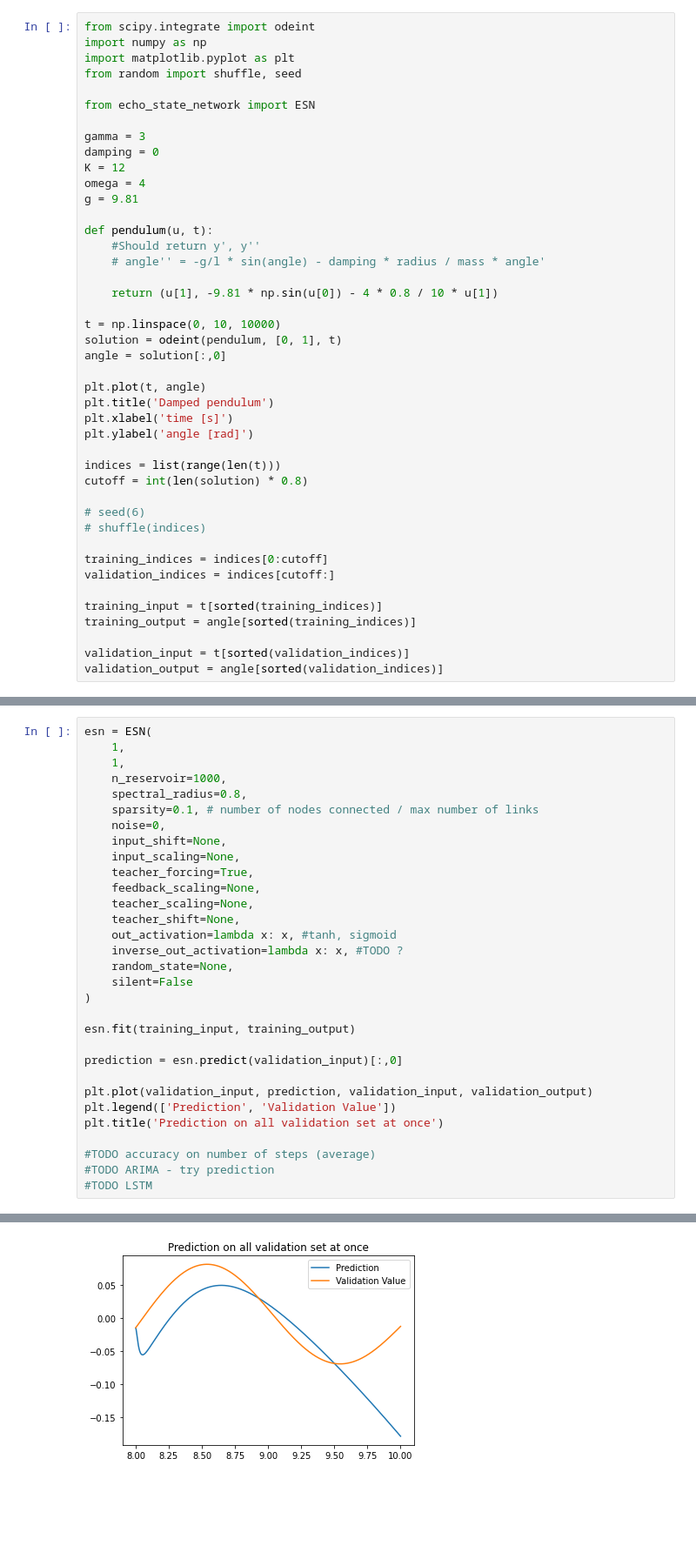
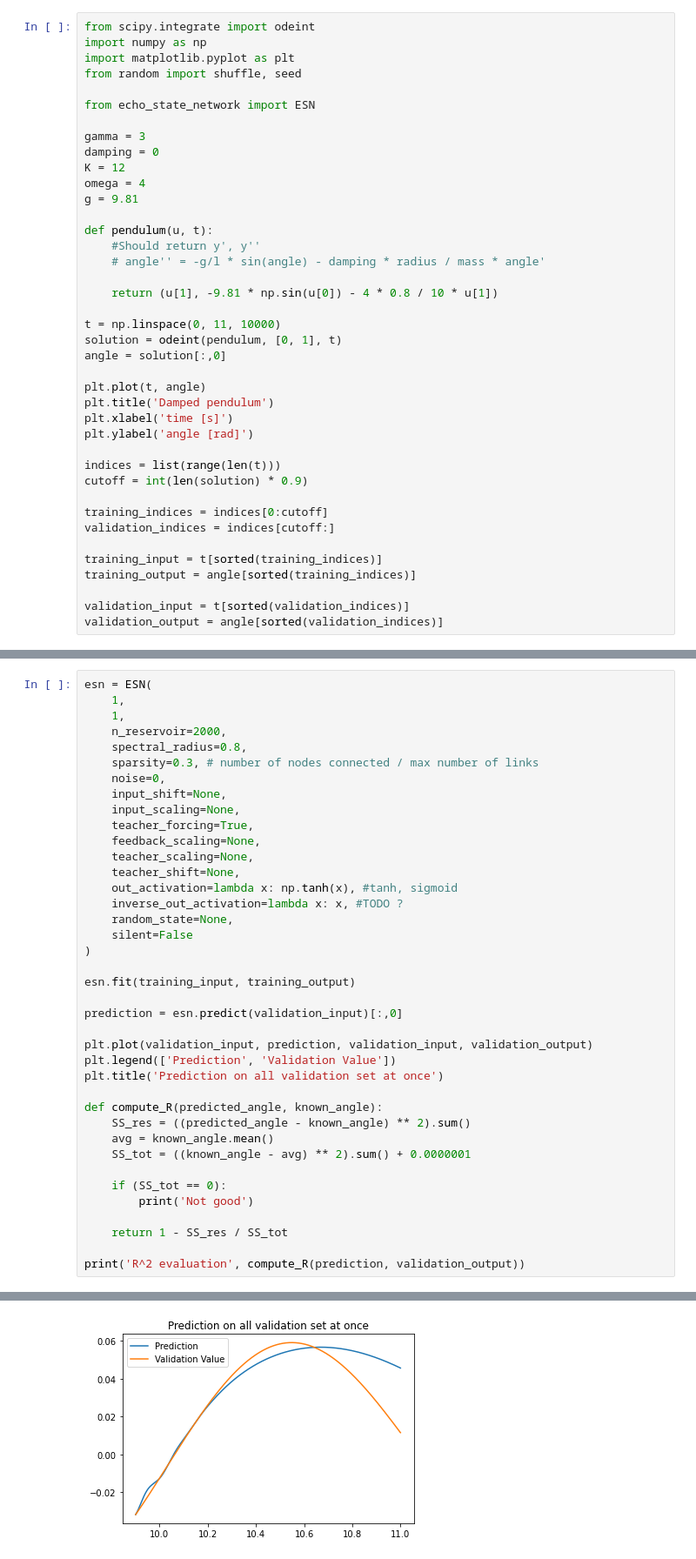
Before and after one commit to JustinZal/PendulumNN, a Jupyter notebook: Non-Linear pendulum damping.ipynb, the cells around one changed output, grey strips where cells are left out. Shown at 87% size. Cells and saved outputs as stored; diff of their text form; blank space fills up the shorter version.

```diff
--- a/Non-Linear pendulum damping.ipynb
+++ b/Non-Linear pendulum damping.ipynb
@@ -18,7 +18,7 @@ def pendulum(u, t):
 
     return (u[1], -9.81 * np.sin(u[0]) - 4 * 0.8 / 10 * u[1])
 
-t = np.linspace(0, 10, 10000)
+t = np.linspace(0, 11, 10000)
 solution = odeint(pendulum, [0, 1], t)
 angle = solution[:,0]
 
@@ -28,10 +28,7 @@ plt.xlabel('time [s]')
 plt.ylabel('angle [rad]')
 
 indices = list(range(len(t)))
-cutoff = int(len(solution) * 0.8)
-
-# seed(6)
-# shuffle(indices)
+cutoff = int(len(solution) * 0.9)
 
 training_indices = indices[0:cutoff]
 validation_indices = indices[cutoff:]
@@ -47,9 +44,9 @@ validation_output = angle[sorted(validation_indices)]
 esn = ESN(
     1,
     1,
-    n_reservoir=1000,
+    n_reservoir=2000,
     spectral_radius=0.8,
-    sparsity=0.1, # number of nodes connected / max number of links
+    sparsity=0.3, # number of nodes connected / max number of links
     noise=0,
     input_shift=None,
     input_scaling=None,
@@ -57,7 +54,7 @@ esn = ESN(
     feedback_scaling=None,
     teacher_scaling=None,
     teacher_shift=None,
-    out_activation=lambda x: x, #tanh, sigmoid
+    out_activation=lambda x: np.tanh(x), #tanh, sigmoid
     inverse_out_activation=lambda x: x, #TODO ?
     random_state=None,
     silent=False
@@ -71,9 +68,17 @@ plt.plot(validation_input, prediction, validation_input, validation_output)
 plt.legend(['Prediction', 'Validation Value'])
 plt.title('Prediction on all validation set at once')
 
-#TODO accuracy on number of steps (average)
-#TODO ARIMA - try prediction
-#TODO LSTM
+def compute_R(predicted_angle, known_angle):
+    SS_res = ((predicted_angle - known_angle) ** 2).sum()
+    avg = known_angle.mean()
+    SS_tot = ((known_angle - avg) ** 2).sum() + 0.0000001
+
+    if (SS_tot == 0):
+        print('Not good')
+
+    return 1 - SS_res / SS_tot
+
+print('R^2 evaluation', compute_R(prediction, validation_output))
 # %% [output]
 harvesting states...
 fitting...
@@ -83,2 +88,2 @@ Text(0.5, 1.0, 'Prediction on all validation set at once')
-[figure, old version]
+[figure, new version]
 # %%
```
Also changed, not shown: parts of 4 cells of this notebook.
